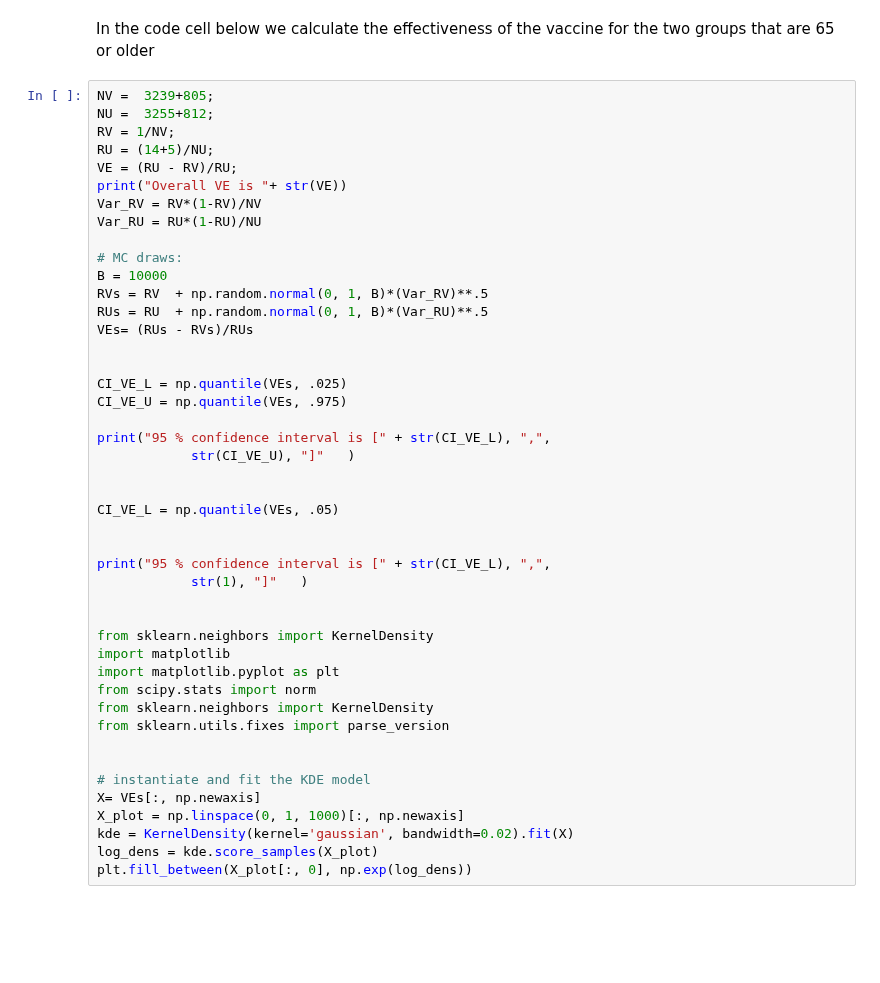
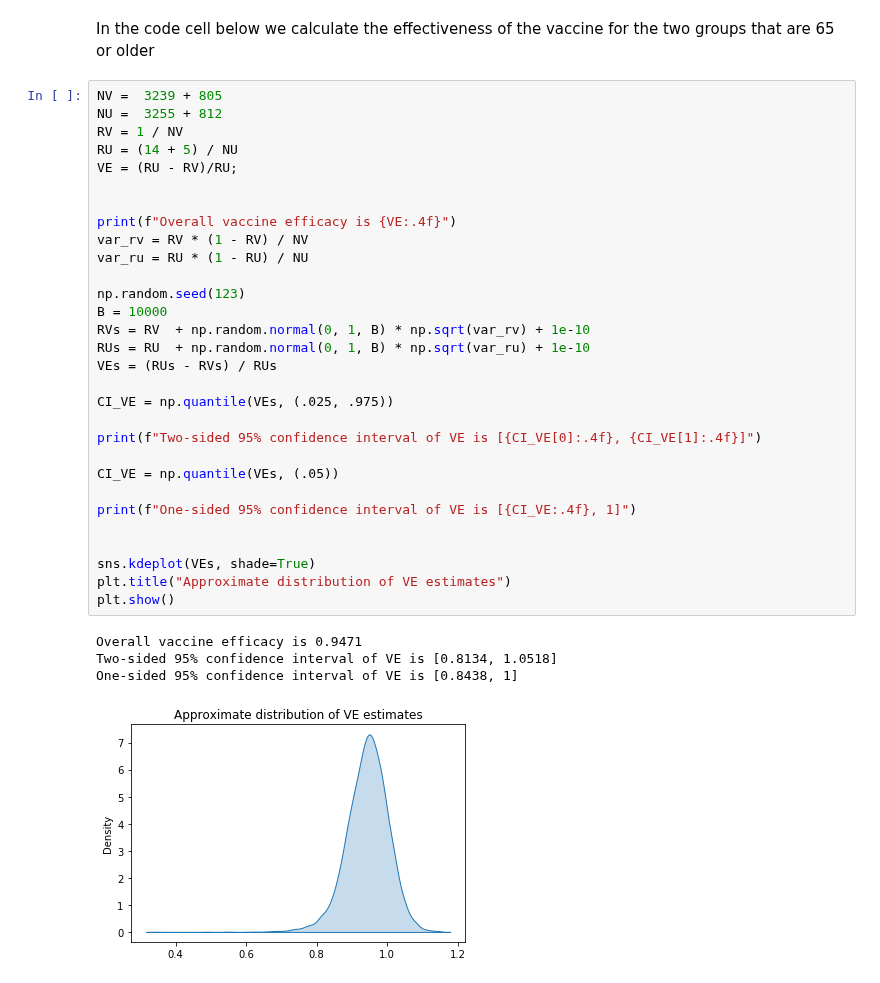
Before and after one commit to CausalAIBook/MetricsMLNotebooks, a Jupyter notebook: CM1/rct_vaccines.ipynb, the cells around one changed output. Cells and saved outputs as stored; diff of their text form; blank space fills up the shorter version.

```diff
--- a/CM1/rct_vaccines.ipynb
+++ b/CM1/rct_vaccines.ipynb
@@ -137,47 +163,37 @@ plt.fill_between(X_plot[:, 0], np.exp(log_dens))
 # %% [markdown]
 In the code cell below  we calculate the effectiveness of the vaccine for the two groups that are 65 or older
 # %%
-NV =  3239+805;
-NU =  3255+812;
-RV = 1/NV;
-RU = (14+5)/NU;
+NV =  3239 + 805
+NU =  3255 + 812
+RV = 1 / NV
+RU = (14 + 5) / NU
 VE = (RU - RV)/RU;
-print("Overall VE is "+ str(VE))
-Var_RV = RV*(1-RV)/NV
-Var_RU = RU*(1-RU)/NU
-
-# MC draws:
-B = 10000
-RVs = RV  + np.random.normal(0, 1, B)*(Var_RV)**.5
-RUs = RU  + np.random.normal(0, 1, B)*(Var_RU)**.5
-VEs= (RUs - RVs)/RUs
 
 
-CI_VE_L = np.quantile(VEs, .025)
-CI_VE_U = np.quantile(VEs, .975)
+print(f"Overall vaccine efficacy is {VE:.4f}")
+var_rv = RV * (1 - RV) / NV
+var_ru = RU * (1 - RU) / NU
 
-print("95 % confidence interval is [" + str(CI_VE_L), ",",
-            str(CI_VE_U), "]"   )
+np.random.seed(123)
+B = 10000
+RVs = RV  + np.random.normal(0, 1, B) * np.sqrt(var_rv) + 1e-10
+RUs = RU  + np.random.normal(0, 1, B) * np.sqrt(var_ru) + 1e-10
+VEs = (RUs - RVs) / RUs
+
+CI_VE = np.quantile(VEs, (.025, .975))
+
+print(f"Two-sided 95% confidence interval of VE is [{CI_VE[0]:.4f}, {CI_VE[1]:.4f}]")
+
+CI_VE = np.quantile(VEs, (.05))
+
+print(f"One-sided 95% confidence interval of VE is [{CI_VE:.4f}, 1]")
 
 
-CI_VE_L = np.quantile(VEs, .05)
-
-
-print("95 % confidence interval is [" + str(CI_VE_L), ",",
-            str(1), "]"   )
-
-
-from sklearn.neighbors import KernelDensity
-import matplotlib
-import matplotlib.pyplot as plt
-from scipy.stats import norm
-from sklearn.neighbors import KernelDensity
-from sklearn.utils.fixes import parse_version
-
-
-# instantiate and fit the KDE model
-X= VEs[:, np.newaxis]
-X_plot = np.linspace(0, 1, 1000)[:, np.newaxis]
-kde = KernelDensity(kernel='gaussian', bandwidth=0.02).fit(X)
-log_dens = kde.score_samples(X_plot)
-plt.fill_between(X_plot[:, 0], np.exp(log_dens))
+sns.kdeplot(VEs, shade=True)
+plt.title("Approximate distribution of VE estimates")
+plt.show()
+# %% [output]
+Overall vaccine efficacy is 0.9471
+Two-sided 95% confidence interval of VE is [0.8134, 1.0518]
+One-sided 95% confidence interval of VE is [0.8438, 1]
+[figure, added]
```
Also changed, not shown: parts of 15 cells of this notebook.
